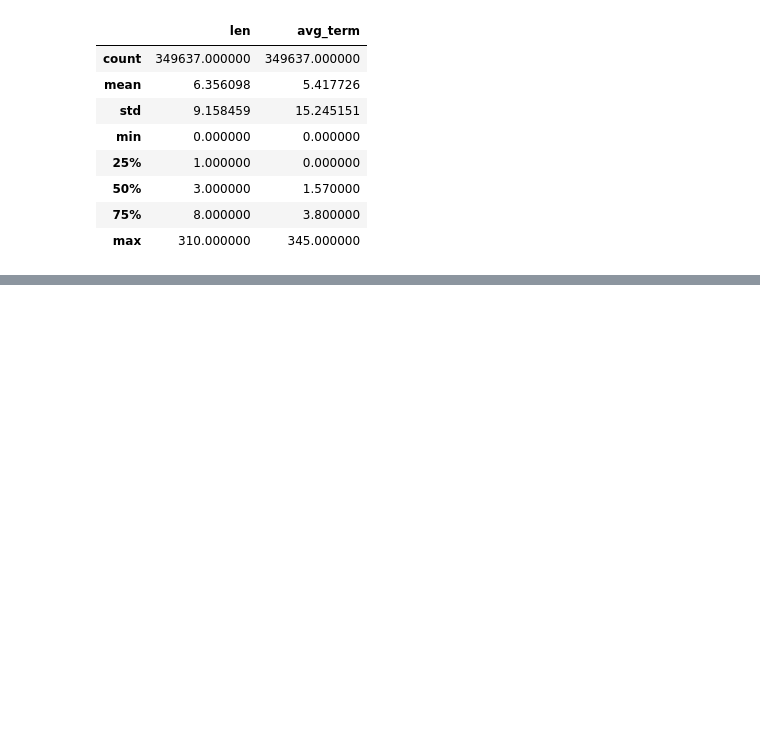
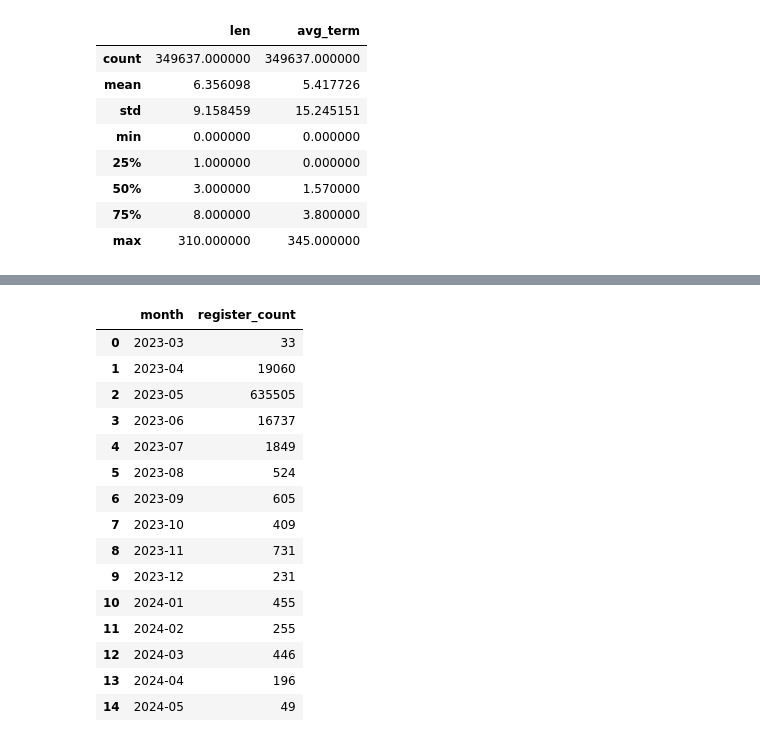
Before and after one commit to saeraniren/advanced_project, a Jupyter notebook: project4.ipynb, the cells around one changed output, grey strips where cells are left out. Cells and saved outputs as stored; diff of their text form; code cells hidden in the pictures; blank space fills up the shorter version.

```diff
--- a/project4.ipynb
+++ b/project4.ipynb
@@ -5 +8,4 @@ import pandas as pd
+# %%
+ds = Dataset()
+JSON_KEY_PATH = "./sprintda05-soomin.json"
 # %%
@@ -516,0 +465,22 @@ accounts_attendance_df.loc[accounts_attendance_df['user_id'] == k]
+# %%
+temp_df = user_df[['id','created_at']].copy()
+temp_df['month'] = temp_df['created_at'].dt.to_period('M')
+temp_df = temp_df.groupby('month').size().reset_index(name='register_count')
+temp_df
+# %% [output]
+|  | month | register_count |
+| 0 | 2023-03 | 33 |
+| 1 | 2023-04 | 19060 |
+| 2 | 2023-05 | 635505 |
+| 3 | 2023-06 | 16737 |
+| 4 | 2023-07 | 1849 |
+| 5 | 2023-08 | 524 |
+| 6 | 2023-09 | 605 |
+| 7 | 2023-10 | 409 |
+| 8 | 2023-11 | 731 |
+| 9 | 2023-12 | 231 |
+| 10 | 2024-01 | 455 |
+| 11 | 2024-02 | 255 |
+| 12 | 2024-03 | 446 |
+| 13 | 2024-04 | 196 |
+| 14 | 2024-05 | 49 |
```
Also changed, not shown: parts of 23 cells of this notebook.
